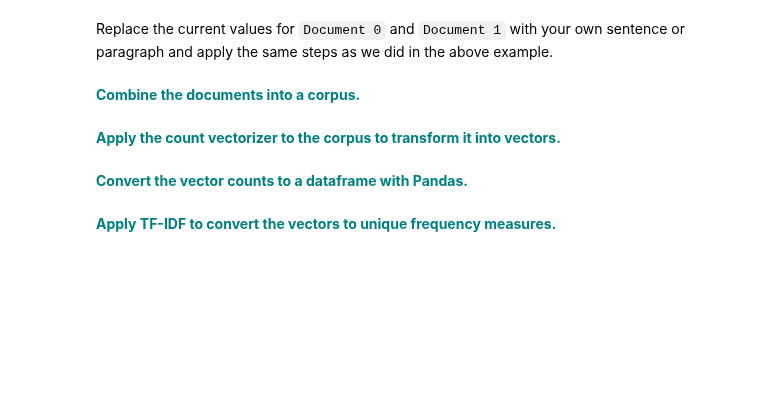
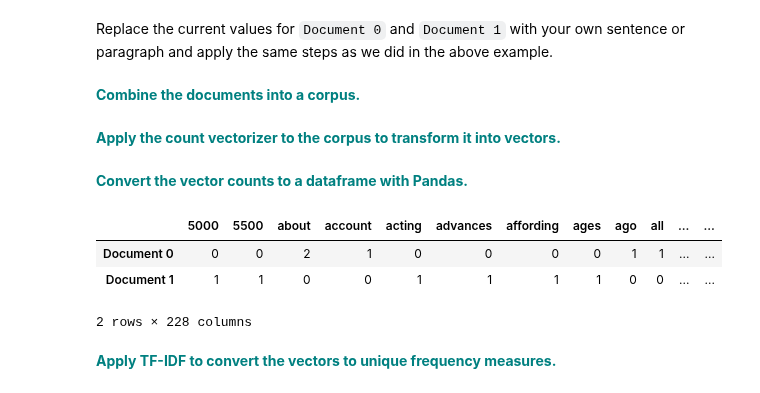
Before and after one commit to Dylan-C-Neal/Springboard-Data-Science-Career-Track, a Jupyter notebook: CosineSimilarityCaseStudy/Cosine_Similarity_Case_Study.ipynb, the cells around one changed output. Drawn from its saved outputs; the diff is of its cells as text; code cells hidden in the pictures; blank space fills up the shorter version.

```diff
--- a/CosineSimilarityCaseStudy/Cosine_Similarity_Case_Study.ipynb
+++ b/CosineSimilarityCaseStudy/Cosine_Similarity_Case_Study.ipynb
@@ -110,9 +120,25 @@ cosine_similarity(trsfm[0:1], trsfm)
 Replace the current values for `Document 0` and `Document 1` with your own sentence or paragraph and apply the same steps as we did in the above example.
 # %% [markdown]
  **<font color='teal'> Combine the documents into a corpus.</font>**
+# %%
+# Comparing the first paragraph of Moby Dick to text from the Wikipedia page on sailing.
+count_vect = CountVectorizer()
+Document1 = "Call me Ishmael. Some years ago - never mind how long precisely - having little or no money in my purse, and nothing particular to interest me on shore, I thought I would sail about a little and see the watery part of the world. It is a way I have of driving off the spleen and regulating the circulation. Whenever I find myself growing grim about the mouth; whenever it is a damp, drizzly November in my soul; whenever I find myself involuntarily pausing before coffin warehouses, and bringing up the rear of every funeral I meet; and especially whenever my hypos get such an upper hand of me, that it requires a strong moral principle to prevent me from deliberately stepping into the street, and methodically knocking people's hats off - then, I account it high time to get to sea as soon as I can. This is my substitute for pistol and ball. With a philosophical flourish Cato throws himself upon his sword; I quietly take to the ship. There is nothing surprising in this. If they but knew it, almost all men in their degree, some time or other, cherish very nearly the same feelings towards the ocean with me."
+Document2 = "Sailing employs the wind—acting on sails, wingsails or kites—to propel a craft on the surface of the water (sailing ship, sailboat, windsurfer, or kitesurfer), on ice (iceboat) or on land (land yacht) over a chosen course, which is often part of a larger plan of navigation.Throughout history sailing has been instrumental in the development of civilization, affording humanity greater mobility than travel over land, whether for trade, transport or warfare, and the capacity for fishing. The earliest representation of a ship under sail appears on a painted disc found in Kuwait dating between 5500 and 5000 BCE. They would go selling and teaching other civilizations how to build, sail and navigate the ships. [1] Austronesian oceanfarers traveled vast distances of open ocean in outrigger canoes using navigation methods such as stick charts.[2][3] Advances in sailing technology from the Middle Ages onward enabled Arab, Chinese, Indian and European explorers to make longer voyages into regions with extreme weather and climatic conditions."
+
+corpus = [Document1,Document2]
 # %% [markdown]
  **<font color='teal'> Apply the count vectorizer to the corpus to transform it into vectors.</font>**
+# %%
+X_train_counts = count_vect.fit_transform(corpus)
 # %% [markdown]
  **<font color='teal'> Convert the vector counts to a dataframe with Pandas.</font>**
+# %%
+pd.DataFrame(X_train_counts.toarray(),columns=count_vect.get_feature_names(),index=['Document 0','Document 1'])
+# %% [output]
+|  | 5000 | 5500 | about | account | acting | advances | affording | ages | ago | all | ... | ... |
+| Document 0 | 0 | 0 | 2 | 1 | 0 | 0 | 0 | 0 | 1 | 1 | ... | ... |
+| Document 1 | 1 | 1 | 0 | 0 | 1 | 1 | 1 | 1 | 0 | 0 | ... | ... |
+2 rows × 228 columns
 # %% [markdown]
  **<font color='teal'> Apply TF-IDF to convert the vectors to unique frequency measures.</font>**
```
Also changed, not shown: parts of 6 cells of this notebook.
